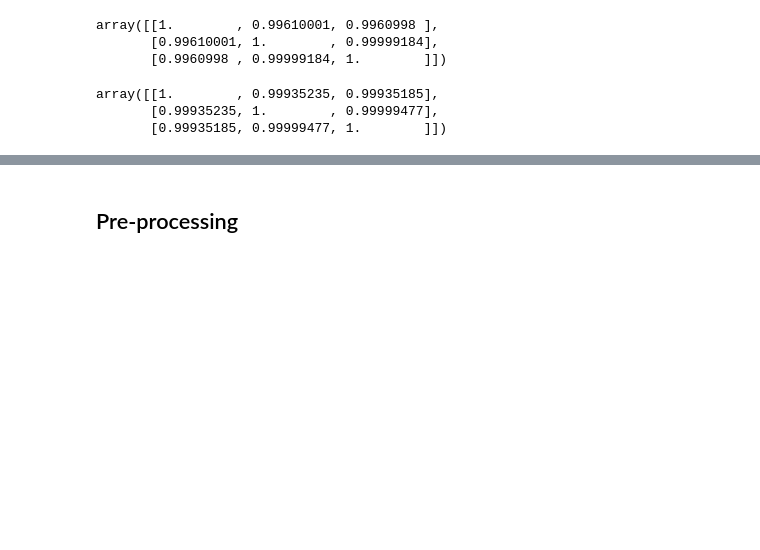
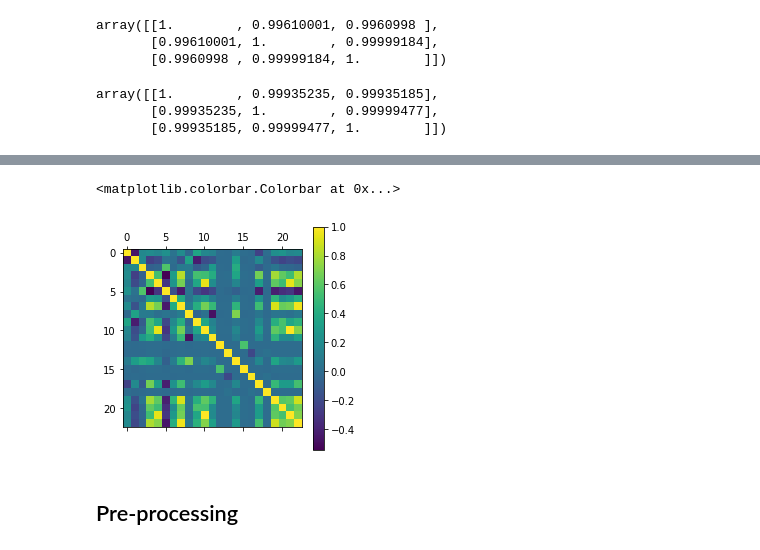
Before and after one commit to AndresMontero/ML_2019_EPFL, a Jupyter notebook: projects/project1/scripts/project1.ipynb, the cells around one changed output, grey strips where cells are left out. Saved outputs shown, nothing was run; the diff lists cells and outputs as text; code cells hidden in the pictures; blank space fills up the shorter version.

```diff
--- a/projects/project1/scripts/project1.ipynb
+++ b/projects/project1/scripts/project1.ipynb
@@ -52,3 +62,9 @@ plt.colorbar()
+# %%
+plt.matshow(np.corrcoef(tX_test_num_uncorr,rowvar=False))
+plt.colorbar()
+# %% [output]
+<matplotlib.colorbar.Colorbar at 0x...>
+[figure, added]
 # %% [markdown]
 ## Pre-processing
 # %%
```
Also changed, not shown: parts of 5 cells of this notebook.
